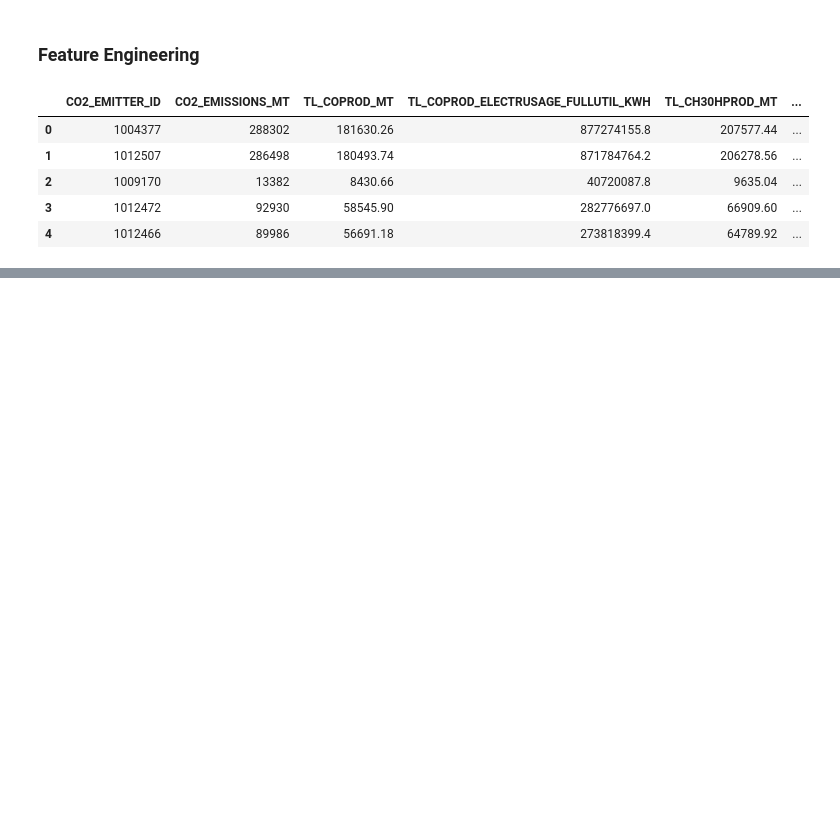
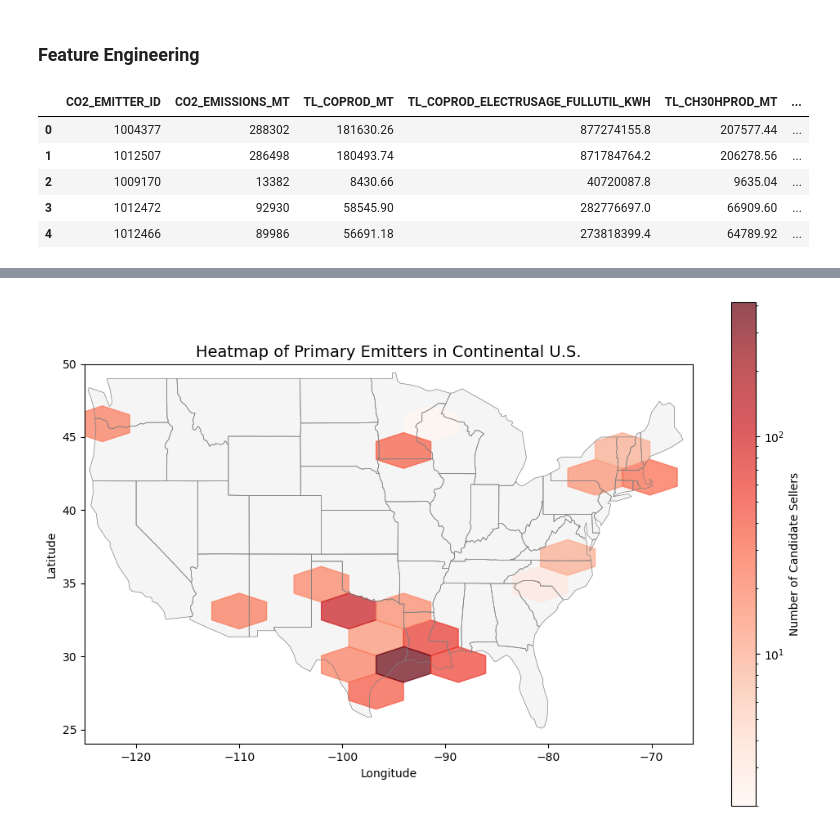
Before and after one commit to andi-halim/co2-electrolysis-facility-selection, a Jupyter notebook: 1-analysis.ipynb, the cells around one changed output, grey strips where cells are left out. Drawn from its saved outputs; the diff is of its cells as text; code cells hidden in the pictures; blank space fills up the shorter version.

Commit message:
narrowing down final_candidates mvp1 and continental usa map viz

```diff
--- a/1-analysis.ipynb
+++ b/1-analysis.ipynb
@@ -248,0 +248,21 @@ candidates.insert(12, "TL_CH30HPROD_FULLUTIL_PROFIT_MARGIN_USD", candidates["TL_
+# %%
+candidates['PRIMARY_IS_PETROCHEM'] = candidates['CO2_EMITTER_ID'].isin(petrochem_co_buyers['GHGRP ID'])
+# %%
+def map_buyer_ids_to_quantities(buyer_ids_csv):
+    buyer_ids = list(map(int, buyer_ids_csv.split(",")))
+    id_to_qty = co_buyers.set_index("GHGRP_ID")["GHG_QUANTITY_METRIC_TONS_CO2E"].to_dict()
+    quantities = [id_to_qty.get(bid, 0) for bid in buyer_ids]
+    return ",".join(map(str, quantities))
+# %%
+candidates['BUYER_CO2_QUANT_WITHIN_50KM'] = [map_buyer_ids_to_quantities(l) for l in candidates['BUYER_GHGRP_IDS_WITHIN_50KM']]
+candidates['BUYER_CO2_QUANT_WITHIN_50KM_SUM'] = [sum(map(int, l.split(","))) for l in candidates['BUYER_CO2_QUANT_WITHIN_50KM']]
+# %%
+final_candidates = candidates.sort_values(by=[
+    "PRIMARY_IS_PETROCHEM",
+    "TL_CH30HPROD_FULLUTIL_PROFIT_MARGIN_USD",
+    "BUYER_CO2_QUANT_WITHIN_50KM_SUM"
+], ascending=[False, False, False])
+
+# TODO: Consider hydrogen availability (bring in ARCGIS map), credits, permitting timelines
+# Hydrogen availability is very strong in Gulf Coast
+#
@@ -248,0 +347,4 @@ candidates.insert(12, "TL_CH30HPROD_FULLUTIL_PROFIT_MARGIN_USD", candidates["TL_
+# %%
+plot_usa_map(final_candidates, "Heatmap of Primary Emitters in Continental U.S.")
+# %% [output]
+[figure, added]
```
Also changed, not shown: parts of 9 cells of this notebook.
